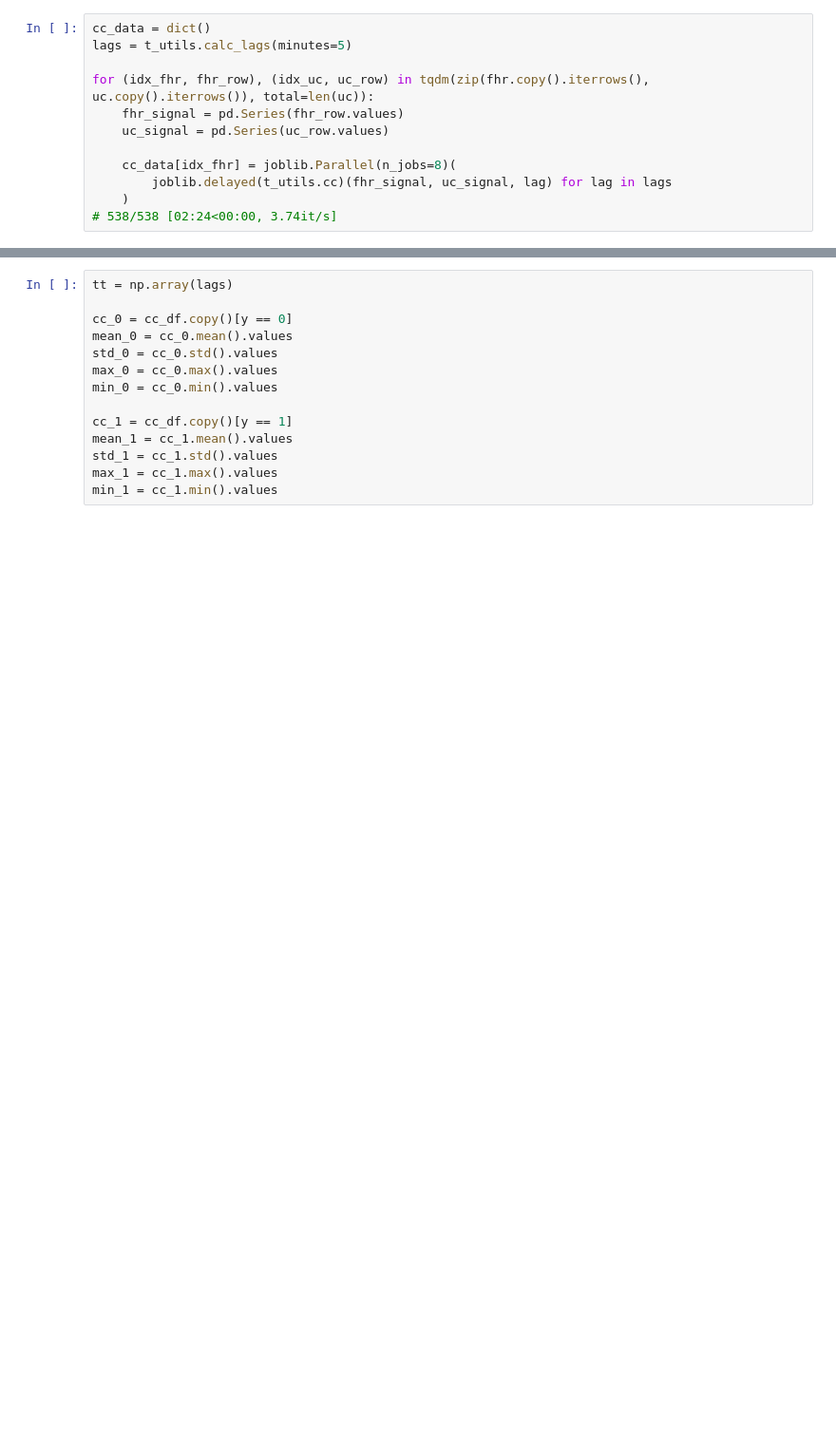
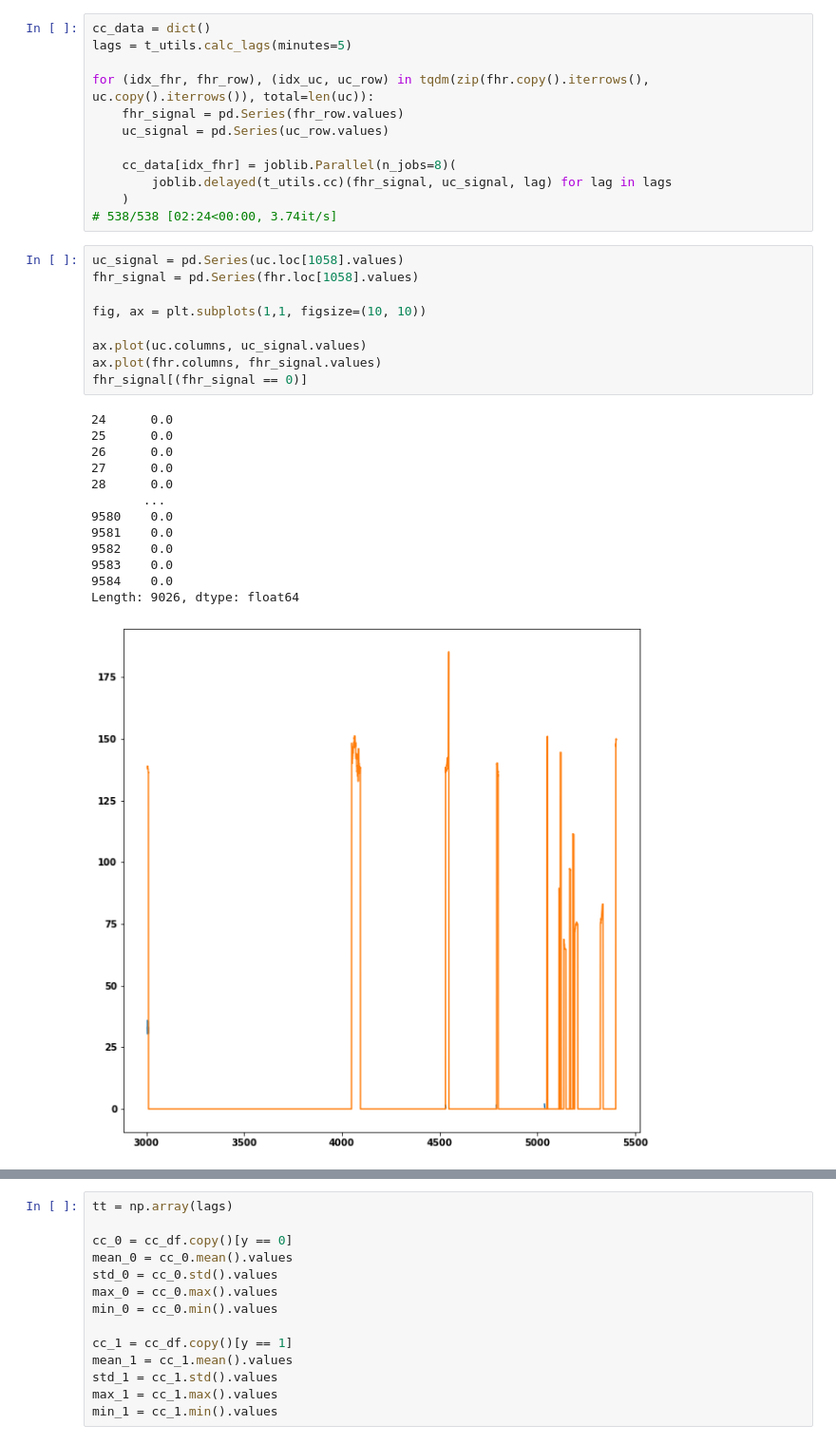
Before and after one commit to lujoselu98/TFM, a Jupyter notebook: Transformations/cc_transformations.ipynb, the cells around one changed output, grey strips where cells are left out. Shown: that part at 95% size. Cells and saved outputs as stored; diff of their text form; blank space fills up the shorter version.

```diff
--- a/Transformations/cc_transformations.ipynb
+++ b/Transformations/cc_transformations.ipynb
@@ -50,3 +50,26 @@ for (idx_fhr, fhr_row), (idx_uc, uc_row) in tqdm(zip(fhr.copy().iterrows(), uc.c
         joblib.delayed(t_utils.cc)(fhr_signal, uc_signal, lag) for lag in lags
     )
 # 538/538 [02:24<00:00, 3.74it/s]
+# %%
+uc_signal = pd.Series(uc.loc[1058].values)
+fhr_signal = pd.Series(fhr.loc[1058].values)
+
+fig, ax = plt.subplots(1,1, figsize=(10, 10))
+
+ax.plot(uc.columns, uc_signal.values)
+ax.plot(fhr.columns, fhr_signal.values)
+fhr_signal[(fhr_signal == 0)]
+# %% [output]
+24      0.0
+25      0.0
+26      0.0
+27      0.0
+28      0.0
+       ...
+9580    0.0
+9581    0.0
+9582    0.0
+9583    0.0
+9584    0.0
+Length: 9026, dtype: float64
+[figure, added]
```
Also changed, not shown: parts of 2 cells of this notebook, 11 other files.
